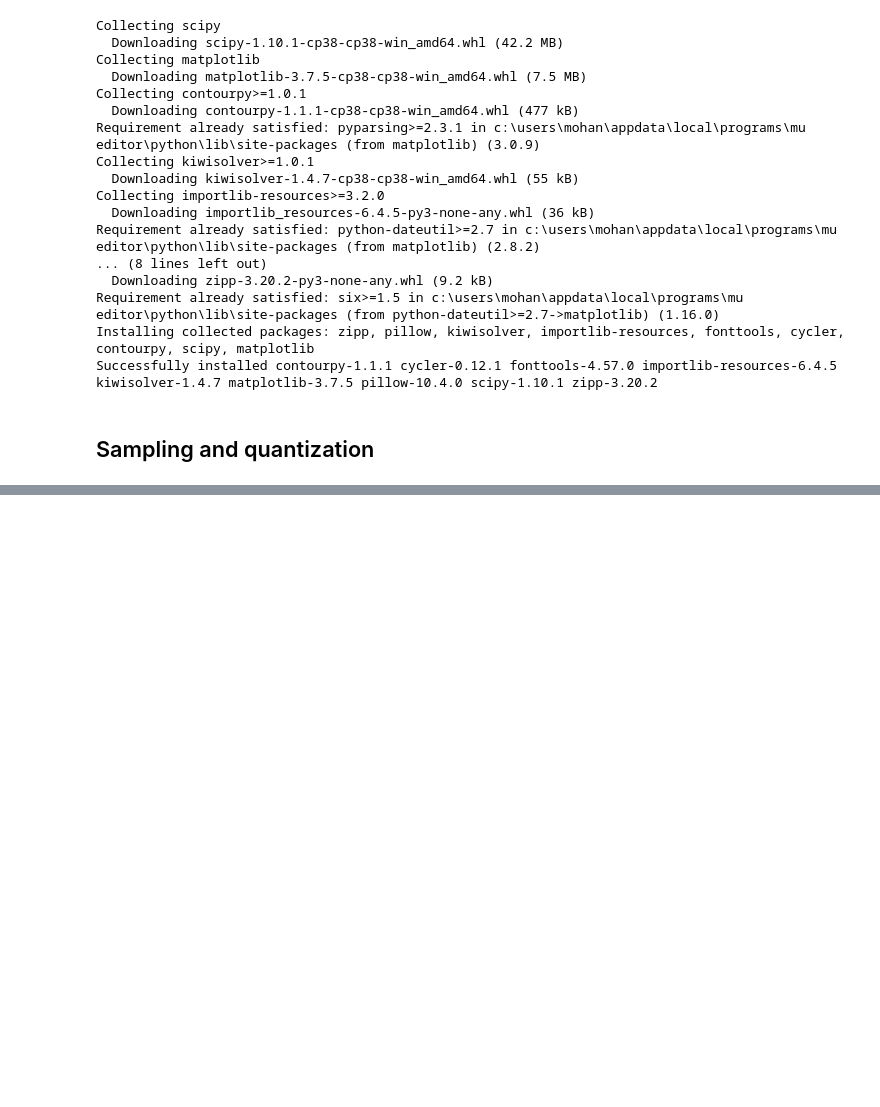
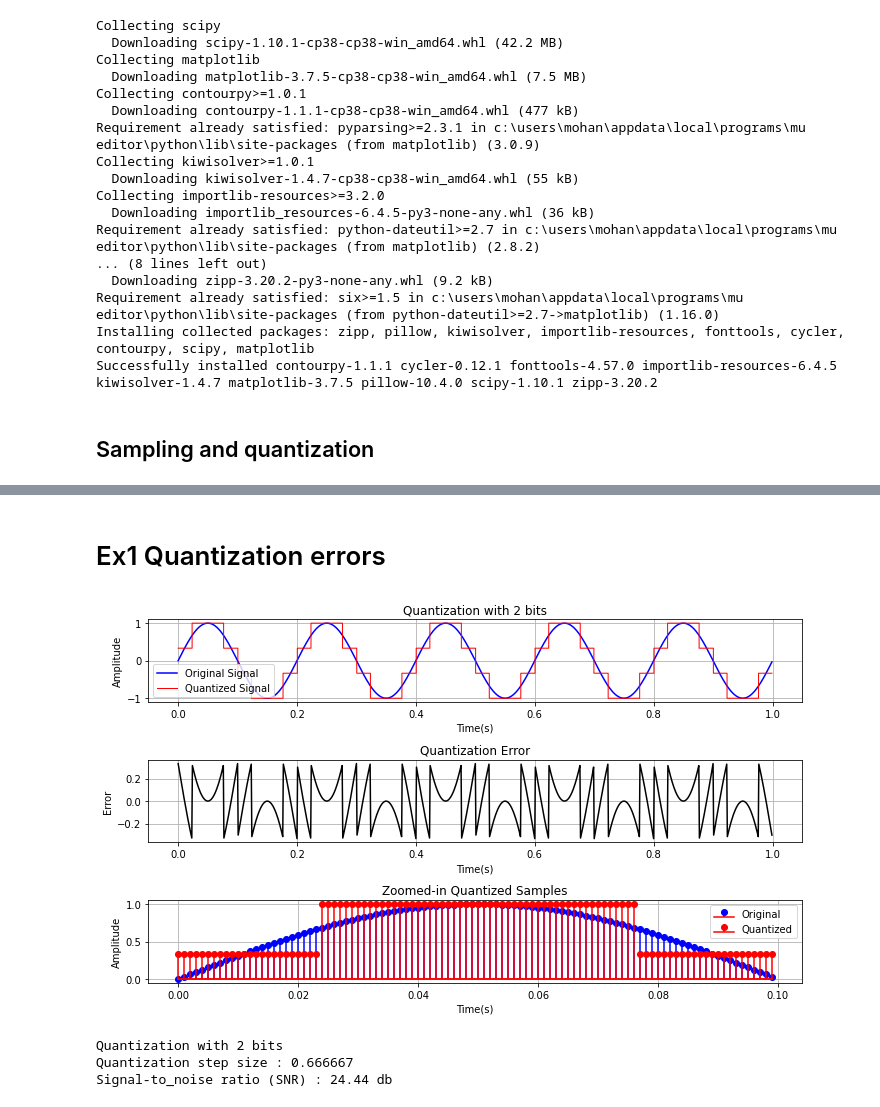
Before and after one commit to Mohanesh-Ravi/Nearables_lab, a Jupyter notebook: Signal processing/signal_processing.ipynb, the cells around one changed output, grey strips where cells are left out. Cells and saved outputs as stored; diff of their text form; code cells hidden in the pictures; blank space fills up the shorter version.

```diff
--- a/Signal processing/signal_processing.ipynb
+++ b/Signal processing/signal_processing.ipynb
@@ -110,0 +111,63 @@ plt.axhline(y=1.0, xmin=0, xmax=10, color='r')
+# %% [markdown]
+# Ex1 Quantization errors
+# %%
+# Parameters
+
+fs=1000 # Sampling frequency 1Khz
+n = np.arange(0,1,1/fs) # Time vector of 1 second
+f=5 # signal frequency
+x=np.sin(2*np.pi*f*n) # original signal
+
+bits =2 #Number of quantization bits
+L=2**bits #number of quantization levels
+xmin=np.min(x)
+xmax=np.max(x)
+
+delta = (xmax-xmin) / (L-1) #quantization step size
+x_quantized = np.around((x-xmin)/delta)*delta + xmin #quantized signal
+
+#Quantization Errror
+error = x_quantized -x
+SNR  =  20*np.log10(np.mean(x**2)/np.mean(error**2)) #Signal to Noise ratio
+
+
+#Plot Results
+plt.figure(figsize=(10,6))
+plt.subplot(3,1,1)
+plt.plot(n,x,'b', linewidth=1.5, label ='Original Signal')
+plt.step(n,x_quantized, 'r', linewidth=1, where ='mid', label='Quantized Signal')
+plt.legend()
+plt.title(f'Quantization with {bits} bits')
+plt.xlabel('Time(s)')
+plt.ylabel('Amplitude')
+plt.grid()
+
+plt.subplot(3,1,2)
+plt.plot(n, error, 'k', linewidth=1.5)
+plt.title('Quantization Error')
+plt.xlabel('Time(s)')
+plt.ylabel('Error')
+plt.grid()
+
+plt.subplot(3,1,3)
+plt.stem(n[:fs//10], x[:fs//10], 'b', markerfmt='bo', linefmt='b-', basefmt='r-')
+plt.stem(n[:fs//10], x_quantized[:fs//10], 'r', markerfmt='ro', linefmt='r-', basefmt='r-')
+plt.legend(['Original', 'Quantized'])
+plt.title('Zoomed-in Quantized Samples')
+plt.xlabel('Time(s)')
+plt.ylabel('Amplitude')
+plt.grid()
+
+
+plt.tight_layout()
+plt.show()
+
+#Display Results
+print(f'Quantization with {bits} bits')
+print(f'Quantization step size : {delta:.6f}')
+print(f'Signal-to_noise ratio (SNR) : {SNR:.2f} db')
+# %% [output]
+[figure, added]
+Quantization with 2 bits
+Quantization step size : 0.666667
+Signal-to_noise ratio (SNR) : 24.44 db
```
Also changed, not shown: parts of 1 cell of this notebook.
